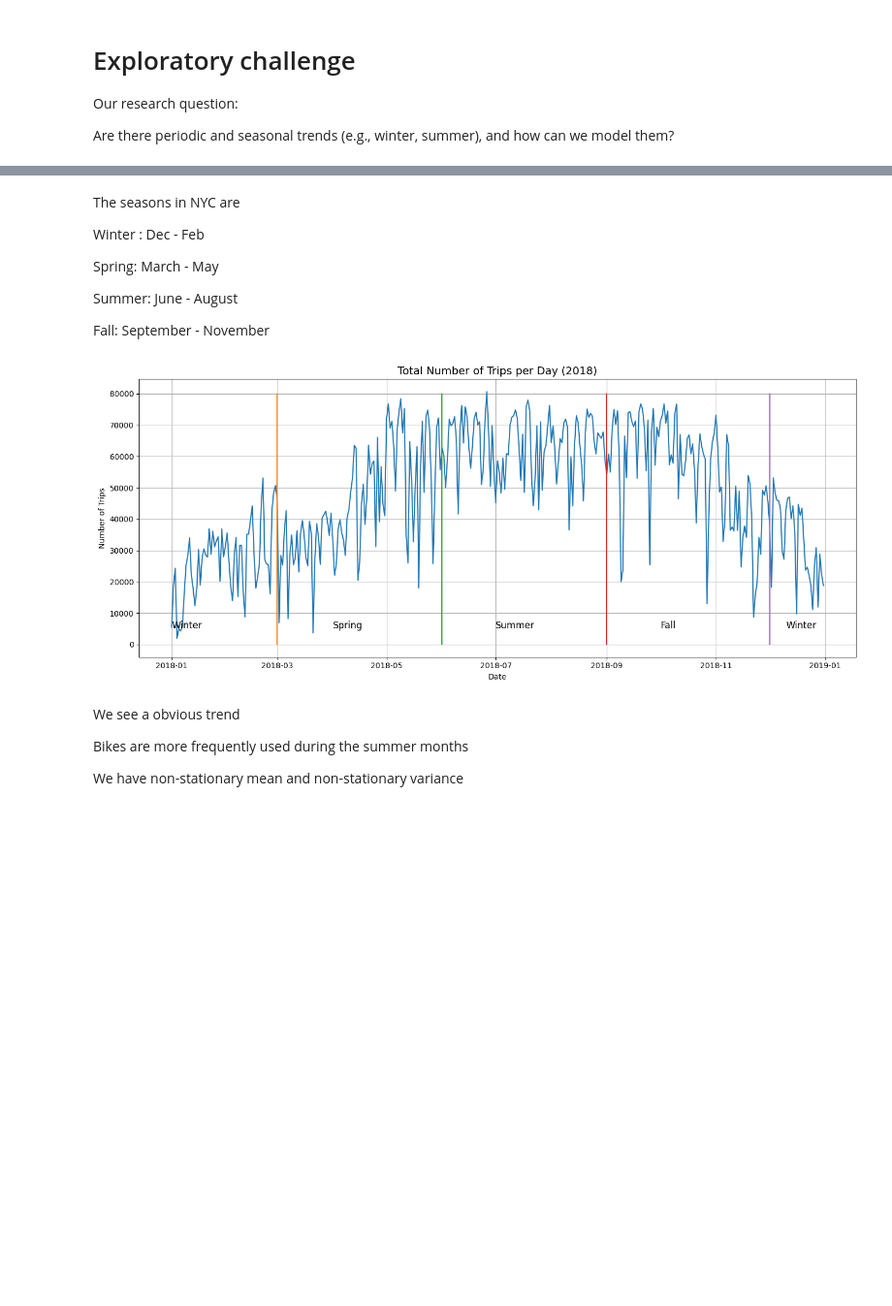
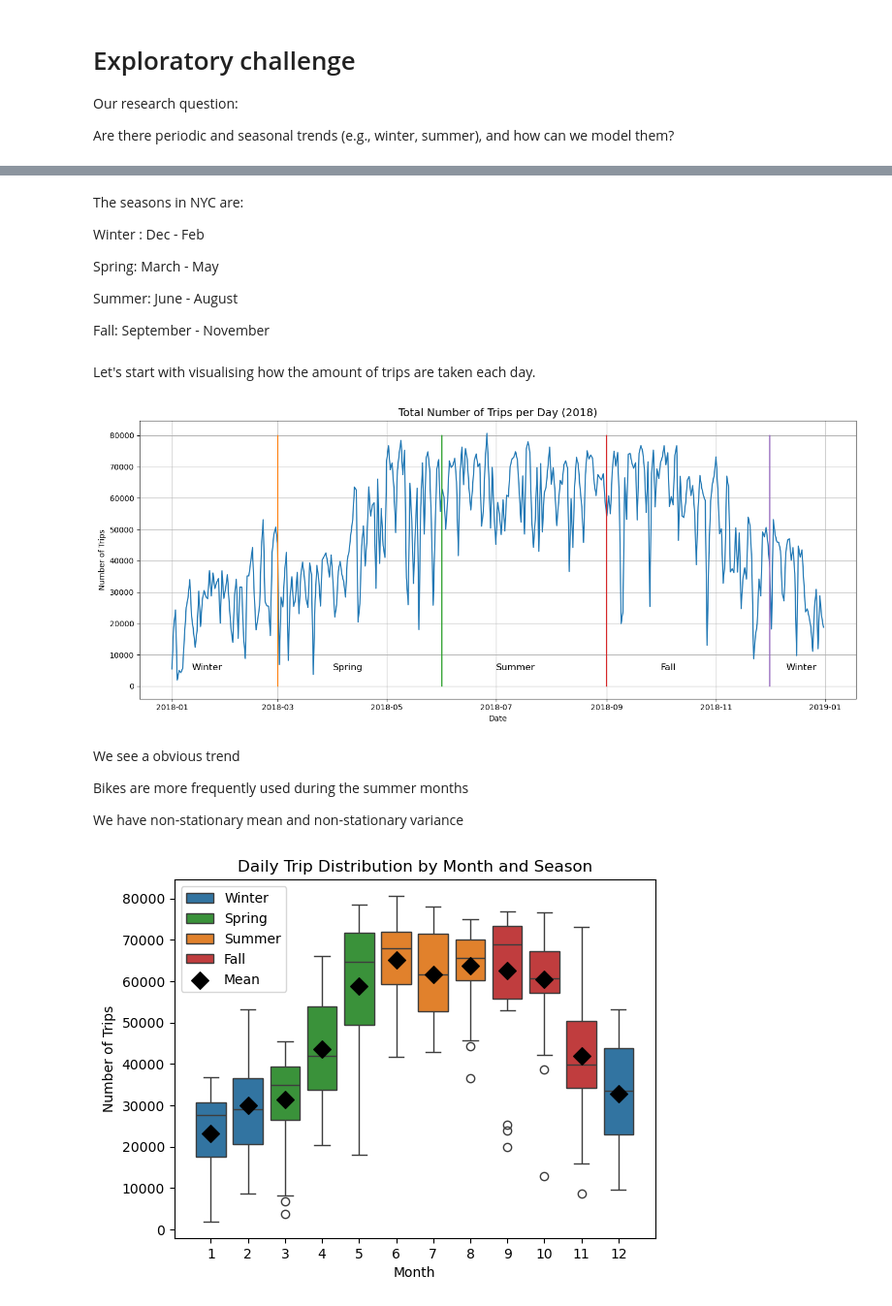
Before and after one commit to bodvarsdottirkristin/ba-group-37, a Jupyter notebook: notebooks/exploratory_challenge.ipynb, the cells around one changed output, grey strips where cells are left out. Shown at 97% size. Saved outputs shown, nothing was run; the diff lists cells and outputs as text; code cells hidden in the pictures; blank space fills up the shorter version.

```diff
--- a/notebooks/exploratory_challenge.ipynb
+++ b/notebooks/exploratory_challenge.ipynb
@@ -12,5 +12,8 @@ import matplotlib.pyplot as plt
 import seaborn as sns
 import statsmodels.api as sm
 
-f=pd.read_csv("../data/Trips_2018.csv")
+f=pd.read_csv("Trips_2018.csv")
+
+# start with dropping the column Unnamed: 0
+f.drop(columns=['Unnamed: 0'], axis=1, inplace=True)
 # %%
@@ -55,5 +38,5 @@ usertype                    object
 # %% [markdown]
-The seasons in NYC are
+The seasons in NYC are:
 
 Winter : Dec - Feb
 
@@ -62,9 +45,14 @@ Spring: March - May
 Summer: June - August
 
 Fall: September - November
+# %% [markdown]
+Let's start with visualising how the amount of trips are taken each day.
 # %%
 # Count how many trips start on each day
-daily_counts = f.resample('D').size()  # 'D' = daily frequency
+# Start with setting the starttime as the index
+f = f.set_index('starttime')
+# Then add trip number to each date
+daily_counts = f.resample('D').size()  # 'D'=daily frequency
 
 # Plot
 plt.figure(figsize=(14,6))
@@ -75,6 +63,7 @@ plt.ylabel("Number of Trips")
 plt.grid(True)
 plt.tight_layout()
 
+# according to the seasons, let's visualize it with verticle lines and titles
 plt.annotate('Winter', xy=(pd.Timestamp('2018-01-12'), 5000), xytext=(pd.Timestamp('2018-01-12'), 5000), fontsize=12)
 plt.plot([pd.Timestamp('2018-03-01'), pd.Timestamp('2018-03-01')], [0, 80000])
 plt.annotate('Spring', xy=(pd.Timestamp('2018-04-01'), 5000), xytext=(pd.Timestamp('2018-04-01'), 5000), fontsize=12)
@@ -86,10 +75,73 @@ plt.plot([pd.Timestamp('2018-12-01'), pd.Timestamp('2018-12-01')], [0, 80000])
 plt.annotate('Winter', xy=(pd.Timestamp('2018-12-10'), 5000), xytext=(pd.Timestamp('2018-12-10'), 5000), fontsize=12)
 plt.show()
 # %% [output]
-[figure, old version]
+[figure, new version]
 # %% [markdown]
 We see a obvious trend
 
 Bikes are more frequently used during the summer months
 
 We have non-stationary mean and non-stationary variance
+# %%
+# function to attach a month to a season according to the NYC seasons
+def month_to_season(m):
+    if m in [12, 1, 2]:
+        return "Winter"
+    elif m in [3, 4, 5]:
+        return "Spring"
+    elif m in [6, 7, 8]:
+        return "Summer"
+    else:
+        return "Fall"
+# %%
+#Let's use boxplot to visualize for the months
+
+daily_counts_df = (daily_counts.reset_index().rename(columns={"starttime": "date", 0: "trips"}))
+daily_counts_df = daily_counts_df.sort_values("date").set_index("date")
+
+# Add new columns of day of year, month, weekday and the season for each day
+daily_counts_df["doy"] = daily_counts_df.index.dayofyear
+daily_counts_df["month"] = daily_counts_df.index.month
+daily_counts_df["weekday"] = daily_counts_df.index.dayofweek
+daily_counts_df["season"] = daily_counts_df["month"].apply(month_to_season)
+
+# for nice seperation between seasons they each get their own colour
+season_colors = {
+    "Winter": "#1f77b4",   # Blue
+    "Spring": "#2ca02c",   # Green
+    "Summer": "#ff7f0e",   # Orange
+    "Fall":   "#d62728"    # Red
+}
+
+# Now we find the mean for each month
+monthly_means = daily_counts_df.groupby("month")["trips"].mean()
+
+sns.boxplot(
+    data=daily_counts_df,
+    x='month',
+    y='trips',
+    hue='season',
+    palette=season_colors,
+    dodge=False,
+    linewidth=1
+)
+
+# Overlay the boxplot with the mean values
+plt.scatter(
+    x=monthly_means.index-1,
+    y=monthly_means.values,
+    color='black',
+    s=80,
+    zorder=10,
+    marker='D',
+    label='Mean'
+)
+
+plt.xlabel("Month")
+plt.ylabel("Number of Trips")
+plt.title("Daily Trip Distribution by Month and Season")
+
+plt.legend()
+plt.show()
+# %% [output]
+[figure, added]
```
Also changed, not shown: parts of 22 cells of this notebook.
